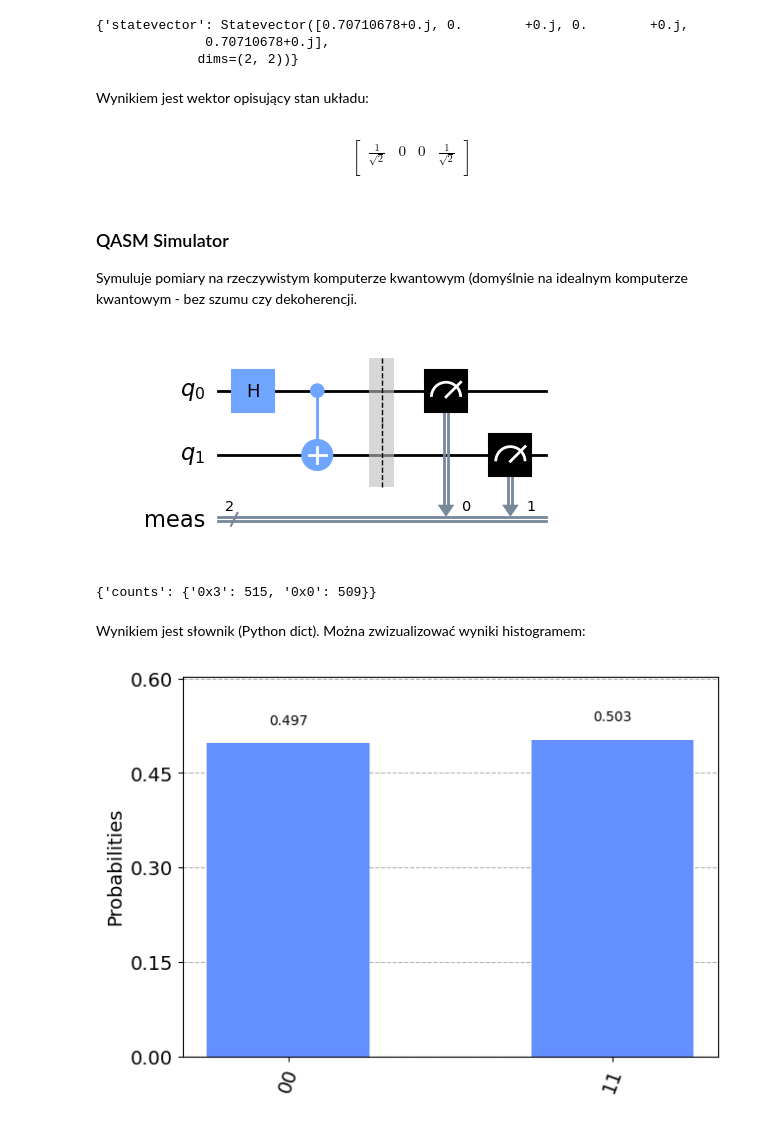
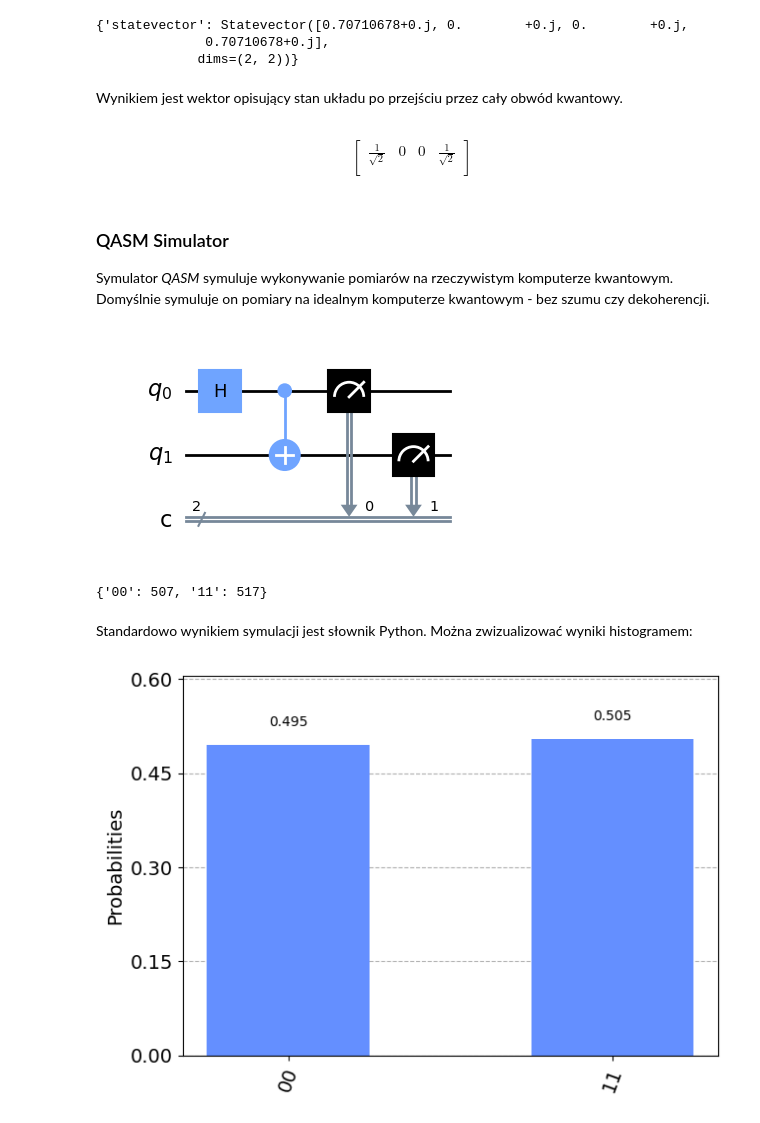
Before and after one commit to m-kosik/algorytmy-kwantowe, a Jupyter notebook: 01_symulatory.ipynb, the cells around one changed output. Drawn from its saved outputs; the diff is of its cells as text; code cells hidden in the pictures.

```diff
--- a/01_symulatory.ipynb
+++ b/01_symulatory.ipynb
@@ -88,7 +107,7 @@ statevector_simulator_result.data()
               0.70710678+0.j],
              dims=(2, 2))}
 # %% [markdown]
-Wynikiem jest wektor opisujący stan układu:
+Wynikiem jest wektor opisujący stan układu po przejściu przez cały obwód kwantowy.
 # %%
 array_to_latex(statevector_simulator_result.get_statevector())
 # %% [output]
@@ -99,23 +118,27 @@ $$
 $$
 # %% [markdown]
 ### QASM Simulator
-Symuluje pomiary na rzeczywistym komputerze kwantowym (domyślnie na idealnym komputerze kwantowym - bez szumu czy dekoherencji.
+Symulator *QASM* symuluje wykonywanie pomiarów na rzeczywistym komputerze kwantowym. Domyślnie symuluje on pomiary na idealnym komputerze kwantowym - bez szumu czy dekoherencji.
-# %%
-circuit = QuantumCircuit(2)
-circuit.h(0)
-circuit.cx(0, 1)
-circuit.measure_all()  # <--
-circuit.draw('mpl')
-# %% [output]
-[figure, removed]
+# %%
+# Definiujemy obwód z dwoma kubitami.
+# Tutaj już będziemy wykonywać pomiary (z racji, że chcemy symulować rzeczywiste urządzenie),
+# więc dodajemy dwa bity klasyczne na zapisanie wyników pomiarów.
+
+circuit = QuantumCircuit(2, 2)
+circuit.h(0)
+circuit.cx(0, 1)
+circuit.measure([0,1], [0,1])
+circuit.draw('mpl')
+# %% [output]
+[figure, added]
 # %%
 qasm_simulator = Aer.get_backend('qasm_simulator')
 qasm_simulator_result = qasm_simulator.run(circuit).result()
-qasm_simulator_result.data()
+qasm_simulator_result.get_counts()
 # %% [output]
-{'counts': {'0x3': 515, '0x0': 509}}
+{'00': 507, '11': 517}
 # %% [markdown]
-Wynikiem jest słownik (Python dict). Można zwizualizować wyniki histogramem:
+Standardowo wynikiem symulacji jest słownik Python. Można zwizualizować wyniki histogramem:
 # %%
 plot_histogram(qasm_simulator_result.get_counts())
 # %% [output]
```
Also changed, not shown: parts of 15 cells of this notebook.
